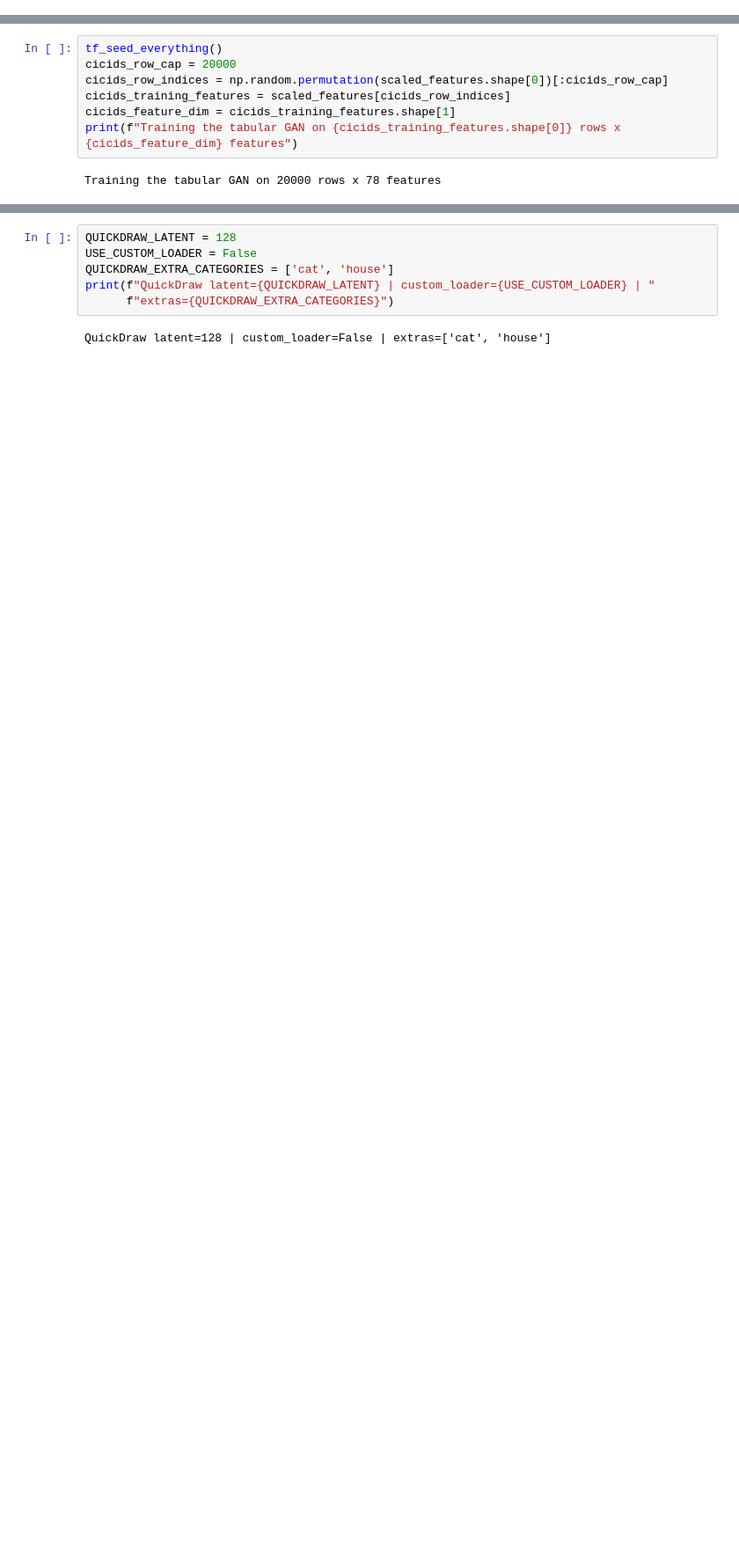
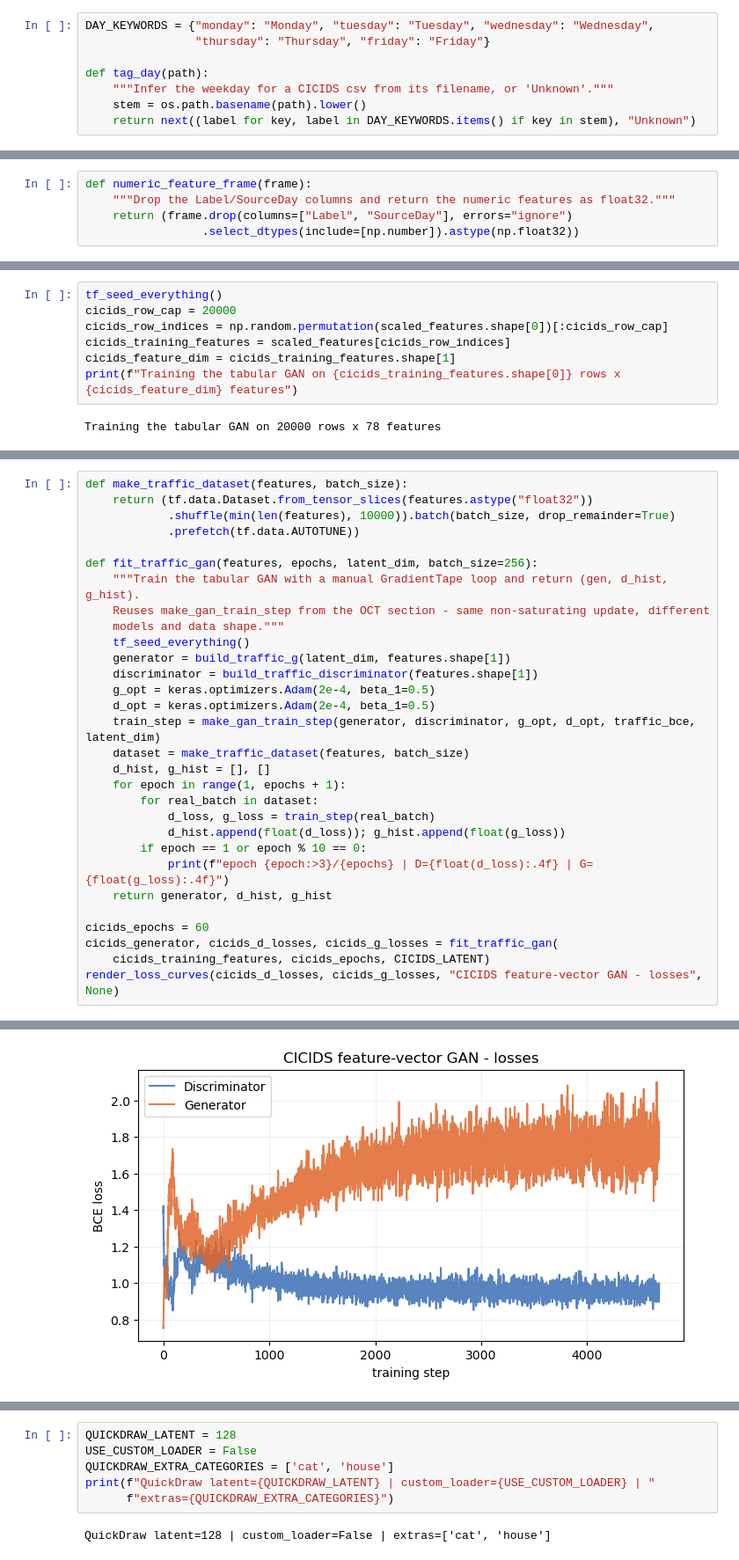
Before and after one commit to nithinreddy2003/GAN_Assignments, a Jupyter notebook: Set 3/GAN_Assignment_Set3_Final.ipynb, the cells around one changed output, grey strips where cells are left out. Shown at 88% size. Cells and saved outputs as stored; diff of their text form; blank space fills up the shorter version.

```diff
--- a/Set 3/GAN_Assignment_Set3_Final.ipynb
+++ b/Set 3/GAN_Assignment_Set3_Final.ipynb
@@ -988,0 +885,8 @@ Name: _is_attack, dtype: float64
+# %%
+DAY_KEYWORDS = {"monday": "Monday", "tuesday": "Tuesday", "wednesday": "Wednesday",
+                "thursday": "Thursday", "friday": "Friday"}
+
+def tag_day(path):
+    """Infer the weekday for a CICIDS csv from its filename, or 'Unknown'."""
+    stem = os.path.basename(path).lower()
+    return next((label for key, label in DAY_KEYWORDS.items() if key in stem), "Unknown")
@@ -1035,0 +982,5 @@ Feature vectors: 691406 rows x 78 features
+# %%
+def numeric_feature_frame(frame):
+    """Drop the Label/SourceDay columns and return the numeric features as float32."""
+    return (frame.drop(columns=["Label", "SourceDay"], errors="ignore")
+                 .select_dtypes(include=[np.number]).astype(np.float32))
@@ -1131,0 +1063,31 @@ epoch  60/60 | D=0.8653 | G=1.7276
+# %%
+def make_traffic_dataset(features, batch_size):
+    return (tf.data.Dataset.from_tensor_slices(features.astype("float32"))
+            .shuffle(min(len(features), 10000)).batch(batch_size, drop_remainder=True)
+            .prefetch(tf.data.AUTOTUNE))
+
+def fit_traffic_gan(features, epochs, latent_dim, batch_size=256):
+    """Train the tabular GAN with a manual GradientTape loop and return (gen, d_hist, g_hist).
+    Reuses make_gan_train_step from the OCT section - same non-saturating update, different
+    models and data shape."""
+    tf_seed_everything()
+    generator = build_traffic_g(latent_dim, features.shape[1])
+    discriminator = build_traffic_discriminator(features.shape[1])
+    g_opt = keras.optimizers.Adam(2e-4, beta_1=0.5)
+    d_opt = keras.optimizers.Adam(2e-4, beta_1=0.5)
+    train_step = make_gan_train_step(generator, discriminator, g_opt, d_opt, traffic_bce, latent_dim)
+    dataset = make_traffic_dataset(features, batch_size)
+    d_hist, g_hist = [], []
+    for epoch in range(1, epochs + 1):
+        for real_batch in dataset:
+            d_loss, g_loss = train_step(real_batch)
+            d_hist.append(float(d_loss)); g_hist.append(float(g_loss))
+        if epoch == 1 or epoch % 10 == 0:
+            print(f"epoch {epoch:>3}/{epochs} | D={float(d_loss):.4f} | G={float(g_loss):.4f}")
+    return generator, d_hist, g_hist
+
+cicids_epochs = 60
+cicids_generator, cicids_d_losses, cicids_g_losses = fit_traffic_gan(
+    cicids_training_features, cicids_epochs, CICIDS_LATENT)
+render_loss_curves(cicids_d_losses, cicids_g_losses, "CICIDS feature-vector GAN - losses", None)
+# %% [output]
@@ -1132 +1101,2 @@ epoch  60/60 | D=0.8653 | G=1.7276
+[figure, added]
 # %% [markdown]
```
Also changed, not shown: parts of 115 cells of this notebook.
